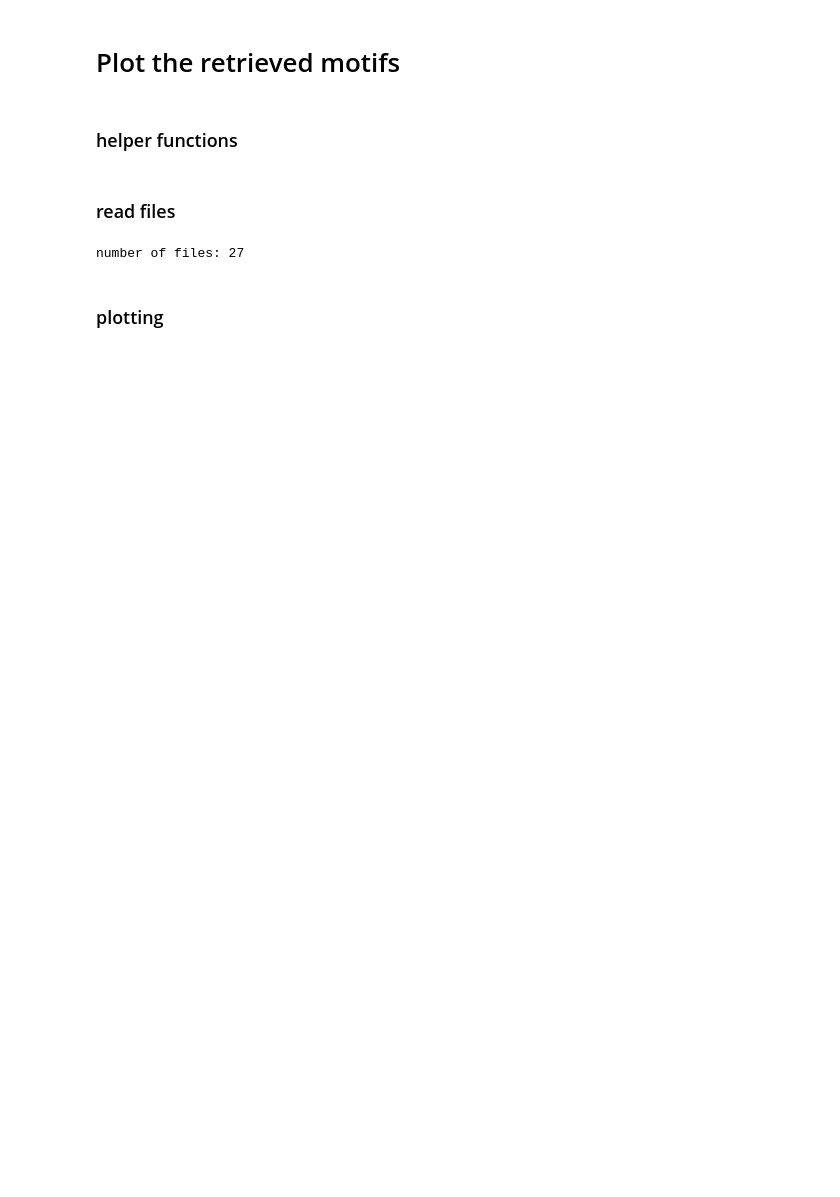
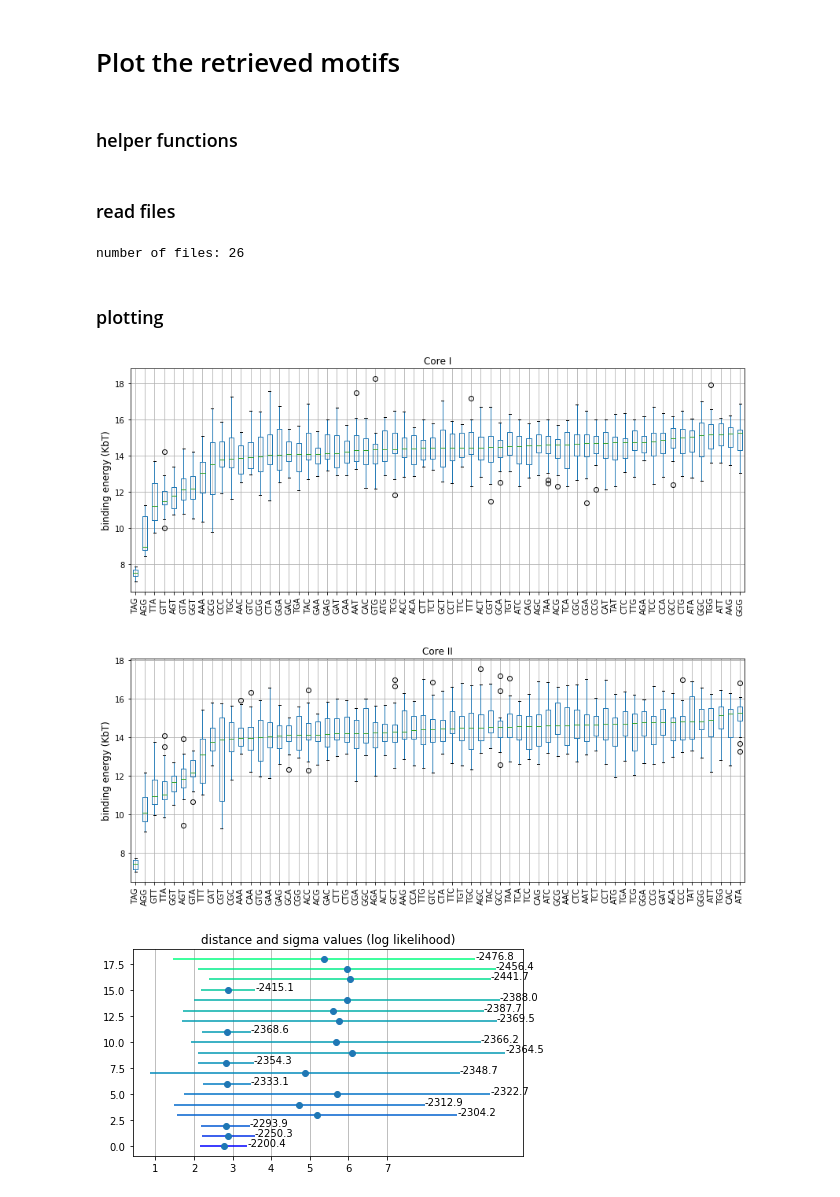
Before and after one commit to soedinglab/bipartite_motif_finder, a Jupyter notebook: plot_motif.ipynb, the cells around one changed output. Drawn from its saved outputs; the diff is of its cells as text; code cells hidden in the pictures; blank space fills up the shorter version.

Commit message:
clean: remove adam dependence + add comments

```diff
--- a/plot_motif.ipynb
+++ b/plot_motif.ipynb
@@ -60,23 +54,23 @@ lbfgs_files = list(compress(param_files, lbfgs_files))
 # %%
-print('number of files: %d'%len(adam_files))
-adam_params = read_params(adam_files)
+print('number of files: %d'%len(param_files))
+adam_params = read_params(param_files)
 # %% [output]
-number of files: 27
+number of files: 26
 # %% [markdown]
 ### plotting
 # %%
 #structure data as pandas DF
-colnames = [inx_kmer[i] for i in range(len(inx_kmer))] + [inx_kmer[i] for i in range(len(inx_kmer))] + ['sf', 'D', 'sig']
+colnames = ['LL'] + [inx_kmer[i] for i in range(len(inx_kmer))] + [inx_kmer[i] for i in range(len(inx_kmer))] + ['sf', 'D', 'sig']
 
 data = pd.DataFrame(adam_params, columns=colnames)
-core1 = data.iloc[:,:64]
+core1 = data.iloc[:,1:len(kmer_inx)+1]
 core1 = core1.loc[:,core1.median().sort_values().index]
-core2 = data.iloc[:,64:128]
+core2 = data.iloc[:,len(kmer_inx)+1:2*len(kmer_inx)+1]
 core2 = core2.loc[:,core2.median().sort_values().index]
 # %%
-pdf = matplotlib.backends.backend_pdf.PdfPages("summary_%s.pdf"%keyw)
+pdf = matplotlib.backends.backend_pdf.PdfPages("plots/summary_%s.pdf"%keyw)
 
-#plot motifs
+#=== plot motifs =================
 fig, (ax1,ax2) = plt.subplots(2,1, figsize=(14,12))
 plt.subplots_adjust(hspace=0.3)
 
@@ -85,33 +79,63 @@ ax1.set_title('Core I', fontsize=12)
 ax1.set_ylabel('binding energy (KbT)', fontsize=12)
 
 core2.boxplot(ax=ax2, rot=90)
 ax2.set_title('Core II', fontsize=12)
 ax2.set_ylabel('binding energy (KbT)', fontsize=12)
 
 pdf.savefig(fig)
 
-#plot distance attributes and energy distribution
+#=====================
+
+fig, ax = plt.subplots(1,1, figsize=(7,len(data)/5))
+x = data.sort_values(by='LL')['D'].values
+sig = data.sort_values(by='LL')['sig'].values
+
+ll = -data.sort_values(by='LL')['LL'].values
+
+cmap = matplotlib.cm.get_cmap('winter_r')
+colors = (ll-min(ll))/(max(ll)-min(ll))
+colors = [cmap(c) for c in colors]
+
+y = np.array(np.arange(0,len(x),1))
+
+ax.errorbar(x,y,xerr=sig, fmt='o', ecolor=colors)
+ax.set_title('distance and sigma values (log likelihood)')
+for i, llikelihood in enumerate(ll):
+    ax.text(x[i]+sig[i], y[i], '%.1f'%llikelihood)
+
+ax.grid(True, axis='x')
+ax.set_xticks([int(x) for x in range(int(min(x))-1, int(max(x)) +2 )])
+
+pdf.savefig(fig)
+
+#== plot distance attributes and energy distribution ====
+
 fig, axes = plt.subplots(3,3, figsize=(10,10))
 plt.subplots_adjust(hspace=0.3)
 
 ax1, ax2, ax3 = axes[0]
 
 x1 = ax1.hist(data['sf'])
 ax1.set_title('sf')
 
 x2 = ax2.hist(data['D'])
 ax2.set_title('D')
 
 x3 = ax3.hist(data['sig'])
 ax3.set_title('sig')
 
 for i in range(3):
-    axes[1][i].hist(data.iloc[i,:64],  color='#85adad')
+    axes[1][i].hist(core1.iloc[i,:],  color='#85adad')
     axes[1][i].set_title('#%d core I'%(i+1))
 
 for i in range(3):
-    axes[2][i].hist(data.iloc[i,64:128], color='#ff6666')
+    axes[2][i].hist(core2.iloc[i,:], color='#ff6666')
     axes[2][i].set_title('#%d core II'%(i+1))
 
 pdf.savefig(fig)
+
+
 pdf.close()
+# %% [output]
+[figure, added]
+[figure, added]
```
Also changed, not shown: parts of 6 cells of this notebook.
